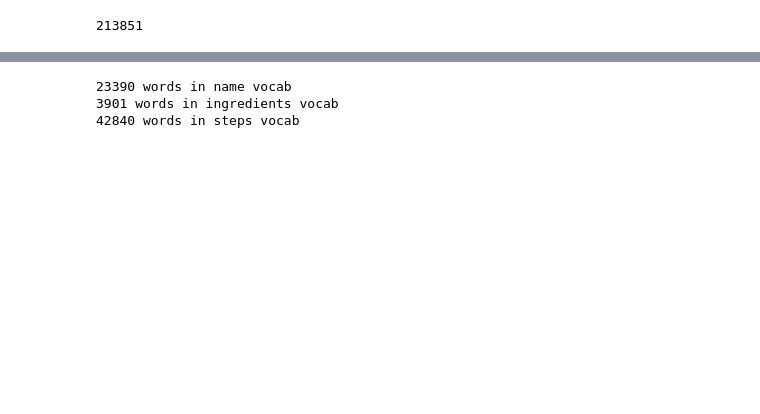
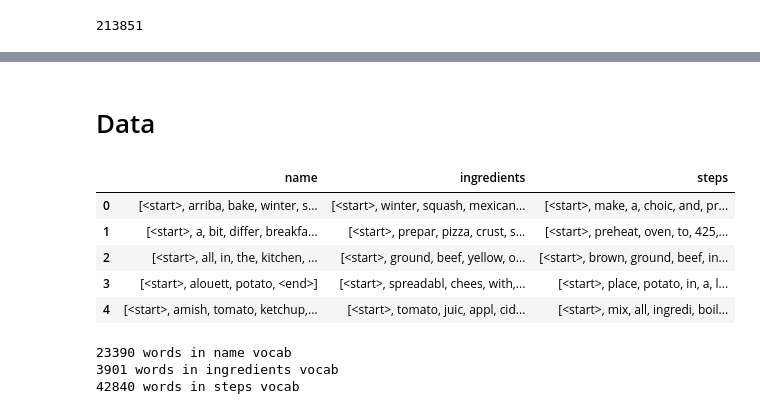
Before and after one commit to TanushGoel/Gordon-RamsAI, a Jupyter notebook: Gordon_RamsAI.ipynb, the cells around one changed output, grey strips where cells are left out. Drawn from its saved outputs; the diff is of its cells as text; code cells hidden in the pictures; blank space fills up the shorter version.

```diff
--- a/Gordon_RamsAI.ipynb
+++ b/Gordon_RamsAI.ipynb
@@ -117,3 +117,20 @@ print(data.steps.iloc[0])
+# %% [markdown]
+# Data
+# %%
+import pandas as pd
+import numpy as np
+
+data = pd.read_csv("gordon_ramsAI_data.csv")
+for col in data.columns:
+    data[col] = data[col].apply(eval)
+data.head()
+# %% [output]
+|  | name | ingredients | steps |
+| 0 | [<start>, arriba, bake, winter, s... | [<start>, winter, squash, mexican... | [<start>, make, a, choic, and, pr... |
+| 1 | [<start>, a, bit, differ, breakfa... | [<start>, prepar, pizza, crust, s... | [<start>, preheat, oven, to, 425,... |
+| 2 | [<start>, all, in, the, kitchen, ... | [<start>, ground, beef, yellow, o... | [<start>, brown, ground, beef, in... |
+| 3 | [<start>, alouett, potato, <end>] | [<start>, spreadabl, chees, with,... | [<start>, place, potato, in, a, l... |
+| 4 | [<start>, amish, tomato, ketchup,... | [<start>, tomato, juic, appl, cid... | [<start>, mix, all, ingredi, boil... |
 # %%
 vocab = []
 for text in data.name:
```
Also changed, not shown: parts of 14 cells of this notebook.
